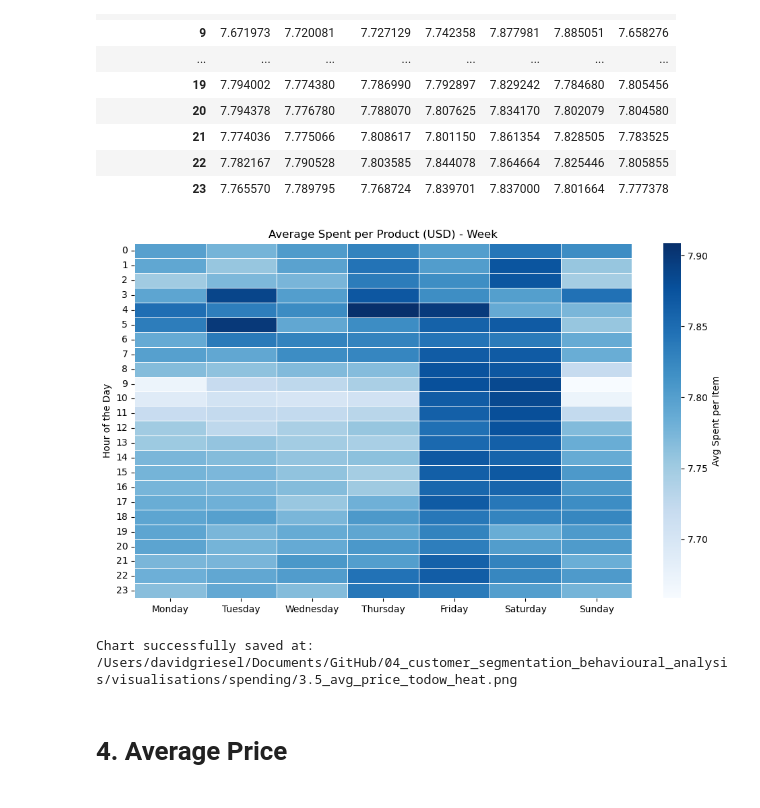
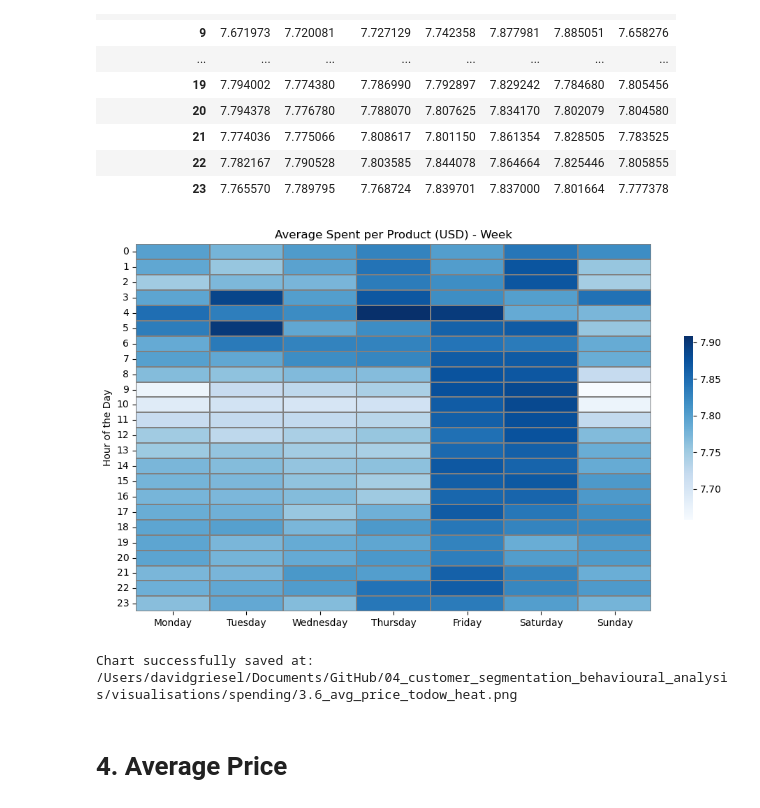
Before and after one commit to davidgriesel/04_customer_segmentation_behavioural_analysis, a Jupyter notebook: notebooks/04_visualisations_spending.ipynb, the cells around one changed output. Cells and saved outputs as stored; diff of their text form; code cells hidden in the pictures.

Commit message:
Updated visuals

```diff
--- a/notebooks/04_visualisations_spending.ipynb
+++ b/notebooks/04_visualisations_spending.ipynb
@@ -328,34 +345,36 @@ pivot_table
 # %%
 # Plot heatmap
 plt.figure(figsize=(10, 6))
-sns.heatmap(pivot_table, cmap='Blues', fmt=".2f", linewidths=0.5, cbar_kws={'label': 'Avg Spent per Item'})
+# sns.heatmap(pivot_table, cmap='Blues', fmt=".2f", linewidths=0.5, cbar_kws={'label': 'Avg Spent per Item'})
+sns.heatmap(pivot_table, cmap="Blues", linewidths=0.3, linecolor='gray', cbar_kws={'shrink': 0.5})
+
 
 # Rotate y-axis labels
 plt.yticks(rotation=0)
 
 # Labels and title
 plt.title('Average Spent per Product (USD) - Week')
 plt.xlabel('')
 plt.ylabel('Hour of the Day')
 
 # Rotate y-axis labels
 plt.yticks(rotation=0)
 
 # Adjust layout for better spacing
 plt.tight_layout()
 
 # Save the figure before displaying
 save_path = os.path.join(path, 'visualisations/spending', '3.6_avg_price_todow_heat.png')
 plt.savefig(save_path, dpi=300, bbox_inches='tight')
 
 # Show the plot
 plt.show()
 
 # Print confirmation message
 print(f"Chart successfully saved at: {save_path}")
 # %% [output]
-[figure, old version]
+[figure, new version]
-Chart successfully saved at: /Users/davidgriesel/Documents/GitHub/04_customer_segmentation_behavioural_analysis/visualisations/spending/3.5_avg_price_todow_heat.png
+Chart successfully saved at: /Users/davidgriesel/Documents/GitHub/04_customer_segmentation_behavioural_analysis/visualisations/spending/3.6_avg_price_todow_heat.png
 # %% [markdown]
 # 4. Average Price
 # %% [markdown]
```
Also changed, not shown: parts of 2 cells of this notebook, 1 other file.
